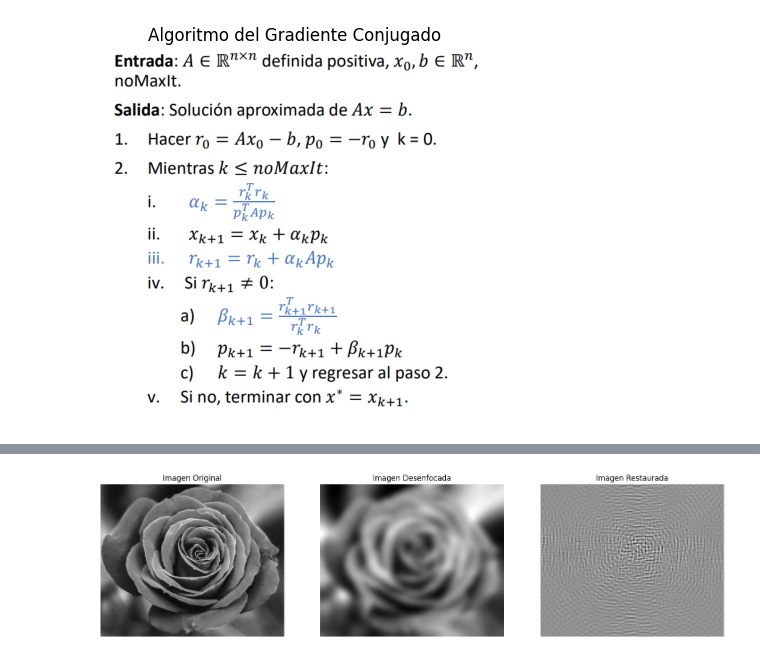
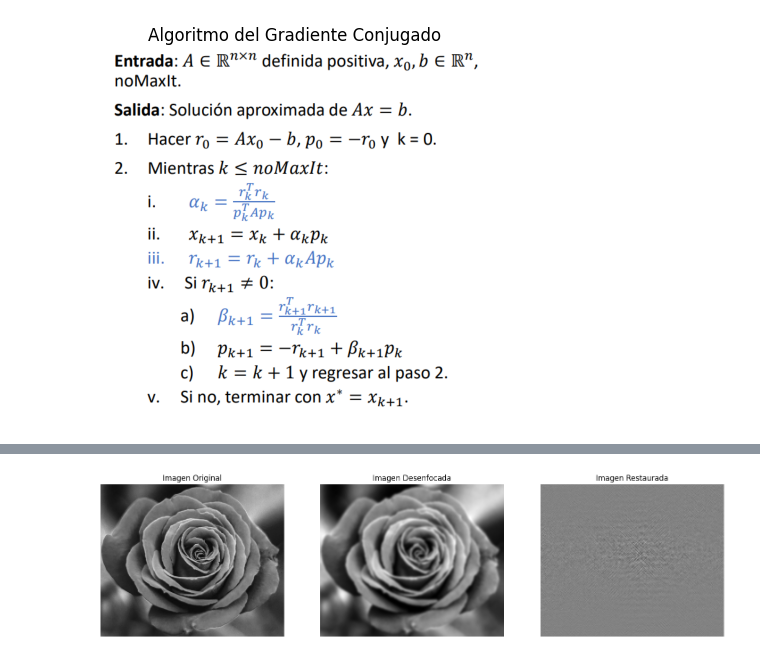
Before and after one commit to Buebito/Image-Procesing-Conjugate-Gradient, a Jupyter notebook: GRADIENTE-CONJUGADO.ipynb, the cells around one changed output, grey strips where cells are left out. Drawn from its saved outputs; the diff is of its cells as text; code cells hidden in the pictures.

```diff
--- a/GRADIENTE-CONJUGADO.ipynb
+++ b/GRADIENTE-CONJUGADO.ipynb
@@ -87,0 +97,8 @@ El desenfoque gaussiano en palabras generales es un timpo de convolución de la
+# %%
+#Cargamos las imágenes y la convertimos a escala de grises
+imagen = plt.imread('image1.jpg')
+imagen_gris = np.mean(imagen, axis=2)
+
+#Aplicamos la función con sigma deseado (nivel de desenfoque)
+sigma = 10
+imagen_desenfocada = gaussian_filter(imagen_gris, sigma)
@@ -88,70 +205,40 @@ El desenfoque gaussiano en palabras generales es un timpo de convolución de la
 # %%
-#Método del gradiente conjugado modificado para convolución de matrices
-def grad_conj(A_func, b, x0, tol):
-    r = b - A_func(x0)
-    p = r.copy()
-    rtr = np.inner(r, r)
-    x = x0.copy()
-
-    for i in range(max_iter):
-        Ap = A_func(p)
-        alpha = rtr / np.inner(p, Ap)
-        x += alpha * p
-        r_next = r - alpha * Ap
-        rsnew = np.inner(r_next, r_next)
-
-        if np.sqrt(rsnew) < tol:
-            break
-
-        beta = rsnew / rtr
-        p = r_next + beta * p
-        r = r_next
-        rtr = rsnew
-
-    return x
-
-#Función que simula Ax aplicando una convolución
-def A_func(x):
-    #Simula la operación Ax sin construir la matriz A
-    return gaussian_filter(x.reshape(imagen_gris.shape), sigma).flatten()
-
 #Cargamos las imágenes y la convertimos a escala de grises
 imagen = plt.imread('image2.png')
 imagen_gris = np.mean(imagen, axis=2)
 
-#Aplicamos la función con sigma deseado
-sigma = 10
-imagen_desenfocada = aplicar_desenfoque_gaussiano(imagen_gris, sigma)
+sigma = 3
+imagen_desenfocada = gaussian_filter(imagen_gris, sigma)
 
 #Definimos los aprámetros para el gradiente conjugado
 b = imagen_desenfocada.flatten()
 x0 = np.zeros_like(b)
 tol = 1e-6
 max_iter=10000
 
 #Aplicamos la función con los aprámetros
 solucion = grad_conj(A_func, b, x0, tol)
 
 #La solución nos da un vector aplanado, lo recosntruimos
 imagen_restaurada = solucion.reshape(imagen_gris.shape)
 
-# Mostrar imágenes
+#Mostramos las imágenes
 plt.figure(figsize=(18, 6))
 plt.subplot(1, 3, 1)
 plt.imshow(imagen_gris, cmap='gray')
 plt.title('Imagen Original')
 plt.axis('off')
 
 plt.subplot(1, 3, 2)
 plt.imshow(imagen_desenfocada, cmap='gray')
 plt.title('Imagen Desenfocada')
 plt.axis('off')
 
 plt.subplot(1, 3, 3)
 plt.imshow(imagen_restaurada, cmap='gray')
 plt.title('Imagen Restaurada')
 plt.axis('off')
 
 plt.show()
 # %% [output]
-[figure, old version]
+[figure, new version]
```
Also changed, not shown: parts of 26 cells of this notebook, 4 other files.
